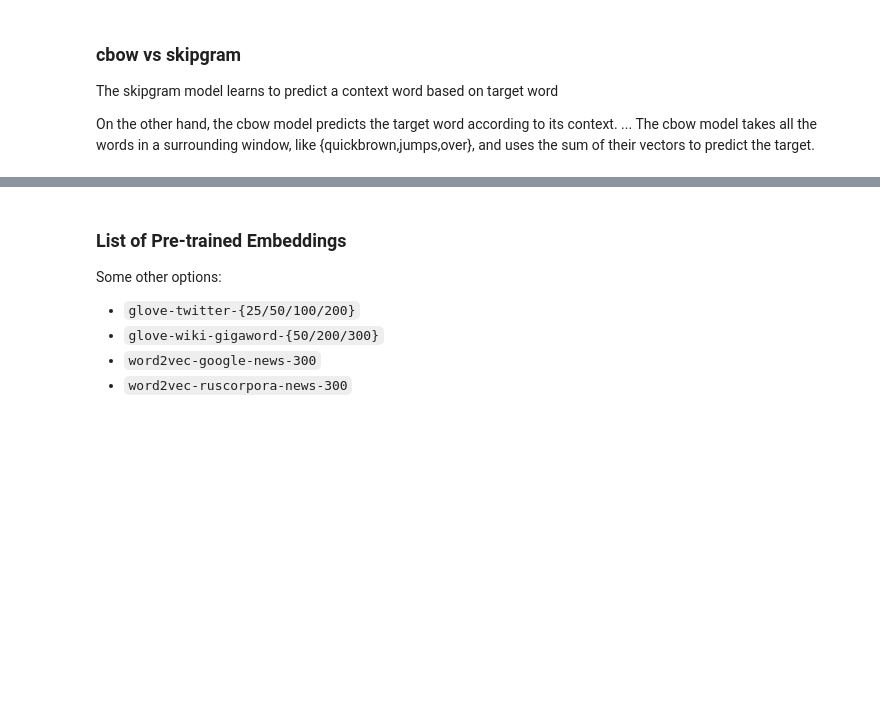
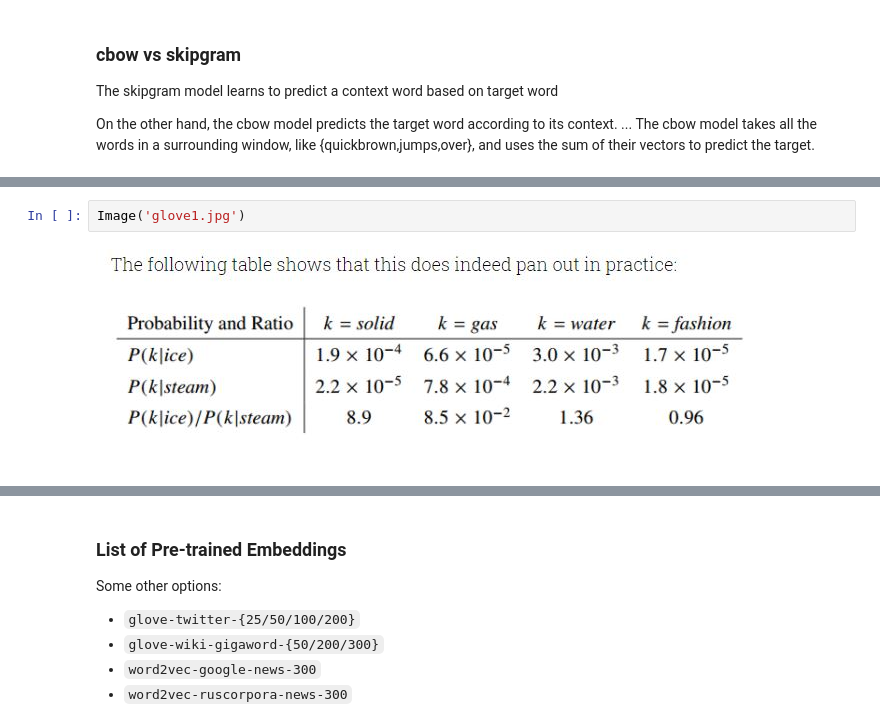
Before and after one commit to arunabh15091989/LighthouseLabs-LectureNotes, a Jupyter notebook: W8D3/W8D3- NLP1.ipynb, the cells around one changed output, grey strips where cells are left out. Cells and saved outputs as stored; diff of their text form; blank space fills up the shorter version.

```diff
--- a/W8D3/W8D3- NLP1.ipynb
+++ b/W8D3/W8D3- NLP1.ipynb
@@ -363,3 +431,7 @@ GloVe observes that ratios of word-word co-occurrence probabilities have the pot
 Both words co-occur with their shared property water frequently, and both co-occur with the unrelated word fashion infrequently.
 
 Only in the ratio of probabilities does noise from non-discriminative words like water and fashion cancel out, so that large values (much greater than 1) correlate well with properties specific to ice, and small values (much less than 1) correlate well with properties specific of steam. ”
+# %%
+Image('glove1.jpg')
+# %% [output]
+[figure, added]
```
Also changed, not shown: parts of 36 cells of this notebook, 16 other files.
